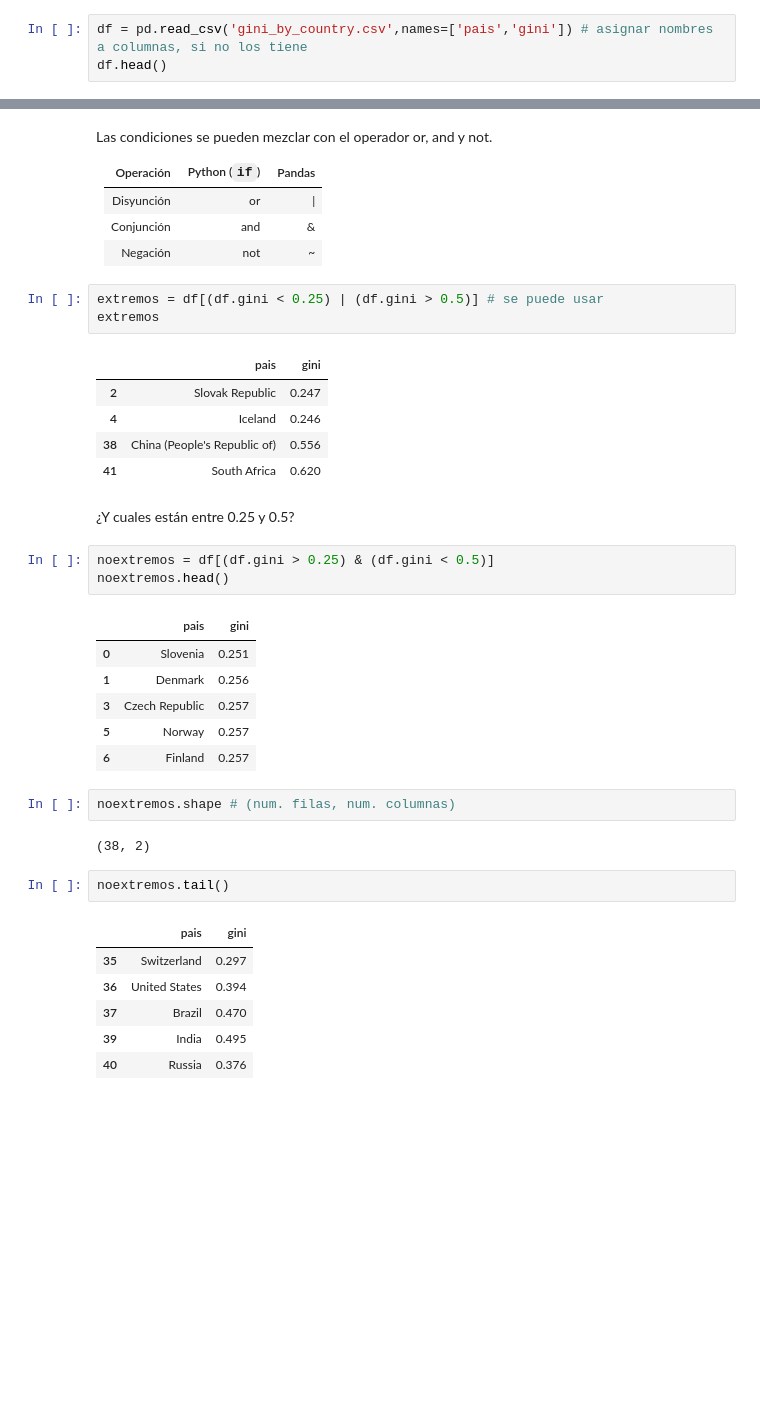
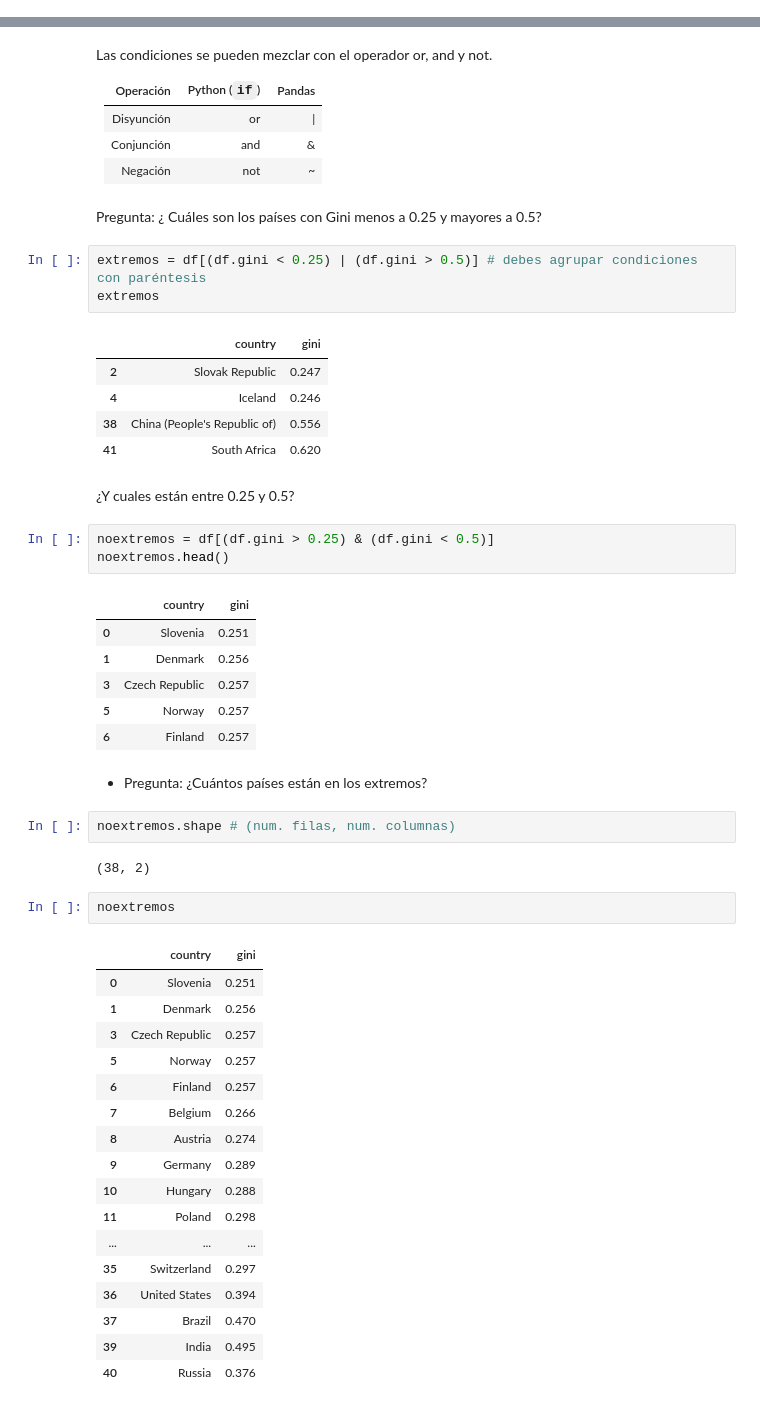
Before and after one commit to diegocaro/tallerds, a Jupyter notebook: clases/02 Series y Dataframes.ipynb, the cells around one changed output, grey strips where cells are left out. Saved outputs shown, nothing was run; the diff lists cells and outputs as text; blank space fills up the shorter version.

```diff
--- a/clases/02 Series y Dataframes.ipynb
+++ b/clases/02 Series y Dataframes.ipynb
@@ -368,3 +255,0 @@ Index(['Slovenia', '0.251'], dtype='object')
-# %%
-df = pd.read_csv('gini_by_country.csv',names=['pais','gini']) # asignar nombres a columnas, si no los tiene
-df.head()
@@ -426,11 +275,13 @@ Las condiciones se pueden mezclar con el operador or, and y not.
 | Disyunción | or | &#124; |
 | Conjunción | and | & |
 | Negación | not | ~ |
+# %% [markdown]
+Pregunta: ¿ Cuáles son los países con Gini menos a 0.25 y mayores a 0.5?
 # %%
-extremos = df[(df.gini < 0.25) | (df.gini > 0.5)] # se puede usar
+extremos = df[(df.gini < 0.25) | (df.gini > 0.5)] # debes agrupar condiciones con paréntesis
 extremos
 # %% [output]
-|  | pais | gini |
+|  | country | gini |
 | 2 | Slovak Republic | 0.247 |
 | 4 | Iceland | 0.246 |
 | 38 | China (People's Republic of) | 0.556 |
@@ -441,20 +292,33 @@ extremos
 noextremos = df[(df.gini > 0.25) & (df.gini < 0.5)]
 noextremos.head()
 # %% [output]
-|  | pais | gini |
+|  | country | gini |
 | 0 | Slovenia | 0.251 |
 | 1 | Denmark | 0.256 |
 | 3 | Czech Republic | 0.257 |
 | 5 | Norway | 0.257 |
 | 6 | Finland | 0.257 |
+# %% [markdown]
+* Pregunta: ¿Cuántos países están en los extremos?
 # %%
 noextremos.shape # (num. filas, num. columnas)
 # %% [output]
 (38, 2)
 # %%
-noextremos.tail()
+noextremos
 # %% [output]
-|  | pais | gini |
+|  | country | gini |
+| 0 | Slovenia | 0.251 |
+| 1 | Denmark | 0.256 |
+| 3 | Czech Republic | 0.257 |
+| 5 | Norway | 0.257 |
+| 6 | Finland | 0.257 |
+| 7 | Belgium | 0.266 |
+| 8 | Austria | 0.274 |
+| 9 | Germany | 0.289 |
+| 10 | Hungary | 0.288 |
+| 11 | Poland | 0.298 |
+| ... | ... | ... |
 | 35 | Switzerland | 0.297 |
 | 36 | United States | 0.394 |
 | 37 | Brazil | 0.470 |
```
Also changed, not shown: parts of 150 cells of this notebook, 2 other files.
